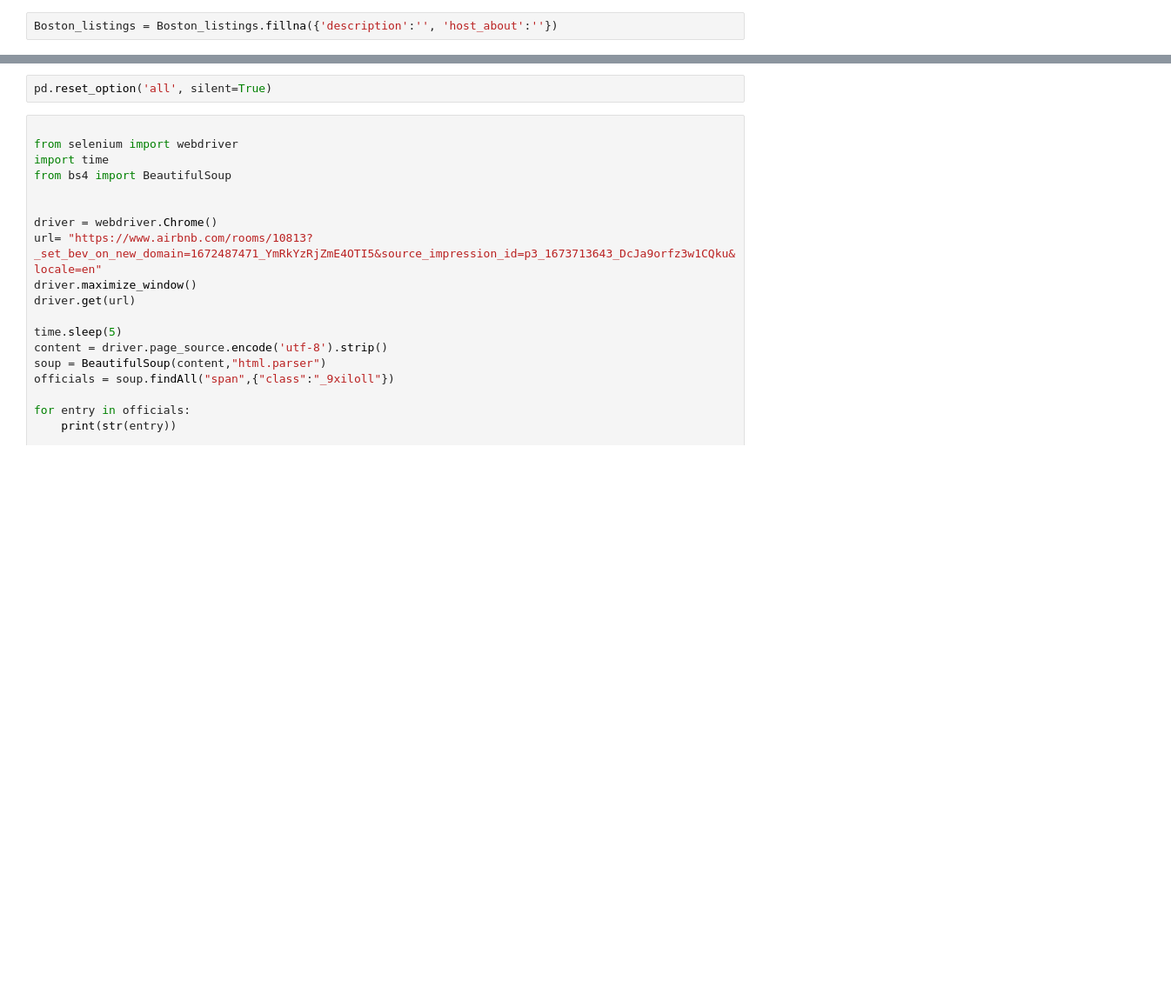
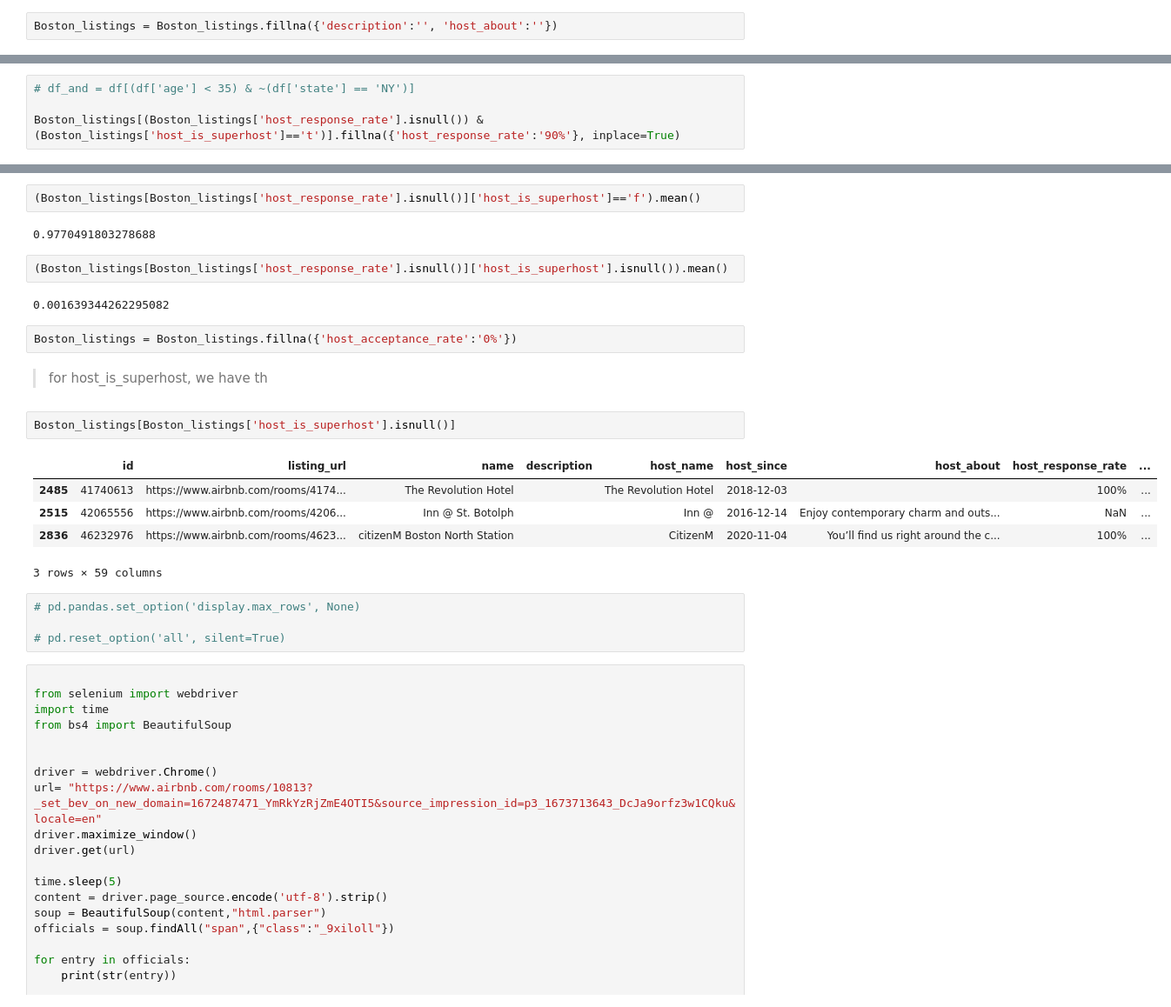
Before and after one commit to Abdulrahman-Almutlaq/AirBnb_EDA, a Jupyter notebook: DS.ipynb, the cells around one changed output, grey strips where cells are left out. Shown at 87% size. Drawn from its saved outputs; the diff is of its cells as text; blank space fills up the shorter version.

```diff
--- a/DS.ipynb
+++ b/DS.ipynb
@@ -211,0 +235,4 @@ Boston_listings[Boston_listings['description'] == '']
+# %%
+# df_and = df[(df['age'] < 35) & ~(df['state'] == 'NY')]
+
+Boston_listings[(Boston_listings['host_response_rate'].isnull()) & (Boston_listings['host_is_superhost']=='t')].fillna({'host_response_rate':'90%'}, inplace=True)
@@ -212,5 +255,27 @@ Boston_listings[Boston_listings['description'] == '']
+# %%
+(Boston_listings[Boston_listings['host_response_rate'].isnull()]['host_is_superhost']=='f').mean()
+# %% [output]
+0.9770491803278688
+# %%
+(Boston_listings[Boston_listings['host_response_rate'].isnull()]['host_is_superhost'].isnull()).mean()
+# %% [output]
+0.001639344262295082
+# %%
+Boston_listings = Boston_listings.fillna({'host_acceptance_rate':'0%'})
+# %% [markdown]
+> for host_is_superhost, we have th
+# %%
+Boston_listings[Boston_listings['host_is_superhost'].isnull()]
+# %% [output]
+|  | id | listing_url | name | description | host_name | host_since | host_about | host_response_rate | ... |
+| 2485 | 41740613 | https://www.airbnb.com/rooms/4174... | The Revolution Hotel |  | The Revolution Hotel | 2018-12-03 |  | 100% | ... |
+| 2515 | 42065556 | https://www.airbnb.com/rooms/4206... | Inn @ St. Botolph |  | Inn @ | 2016-12-14 | Enjoy contemporary charm and outs... | NaN | ... |
+| 2836 | 46232976 | https://www.airbnb.com/rooms/4623... | citizenM Boston North Station |  | CitizenM | 2020-11-04 | You’ll find us right around the c... | 100% | ... |
+3 rows × 59 columns
 # %%
-pd.reset_option('all', silent=True)
+# pd.pandas.set_option('display.max_rows', None)
+
+# pd.reset_option('all', silent=True)
 # %%
 
 from selenium import webdriver
```
Also changed, not shown: parts of 8 cells of this notebook.
